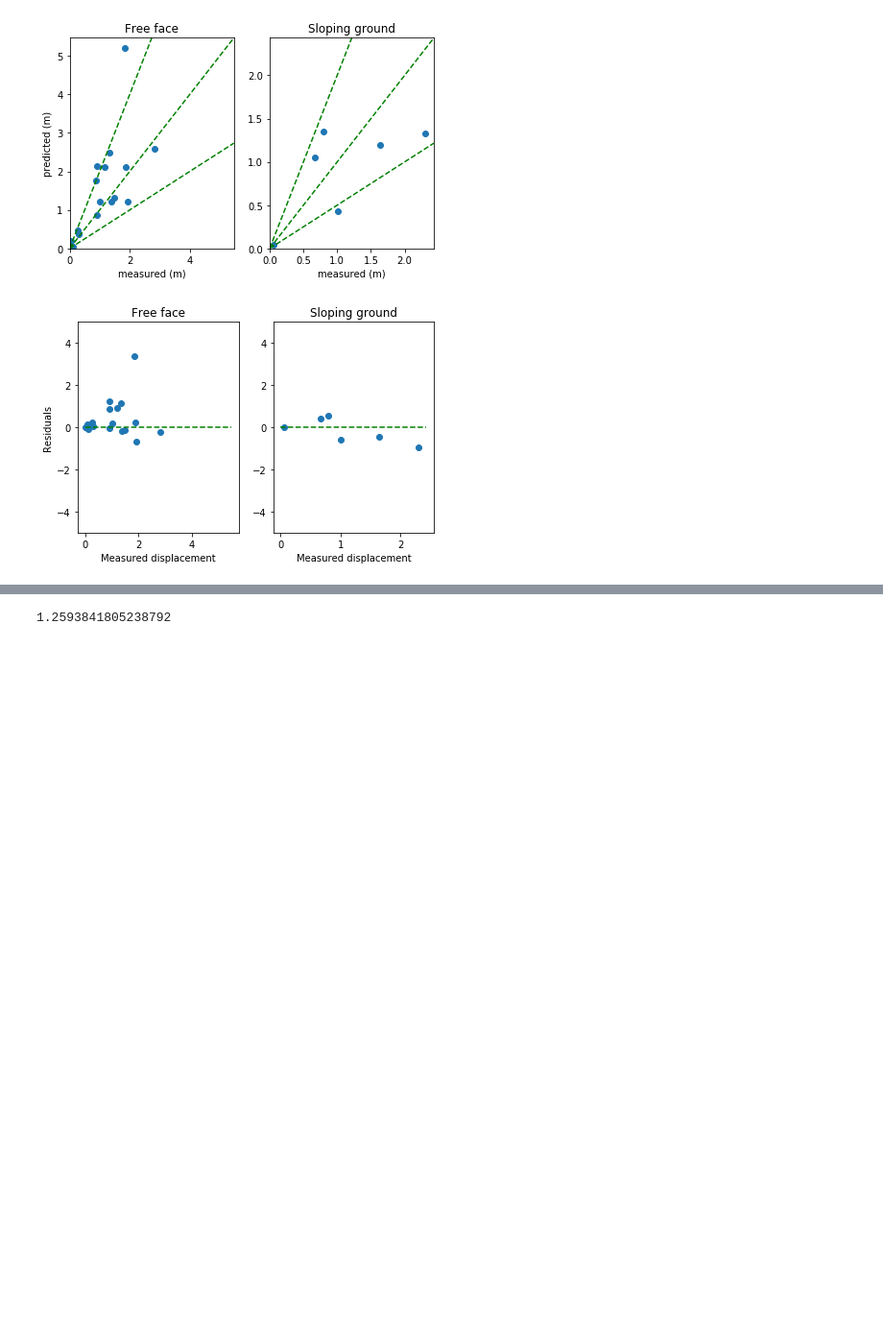
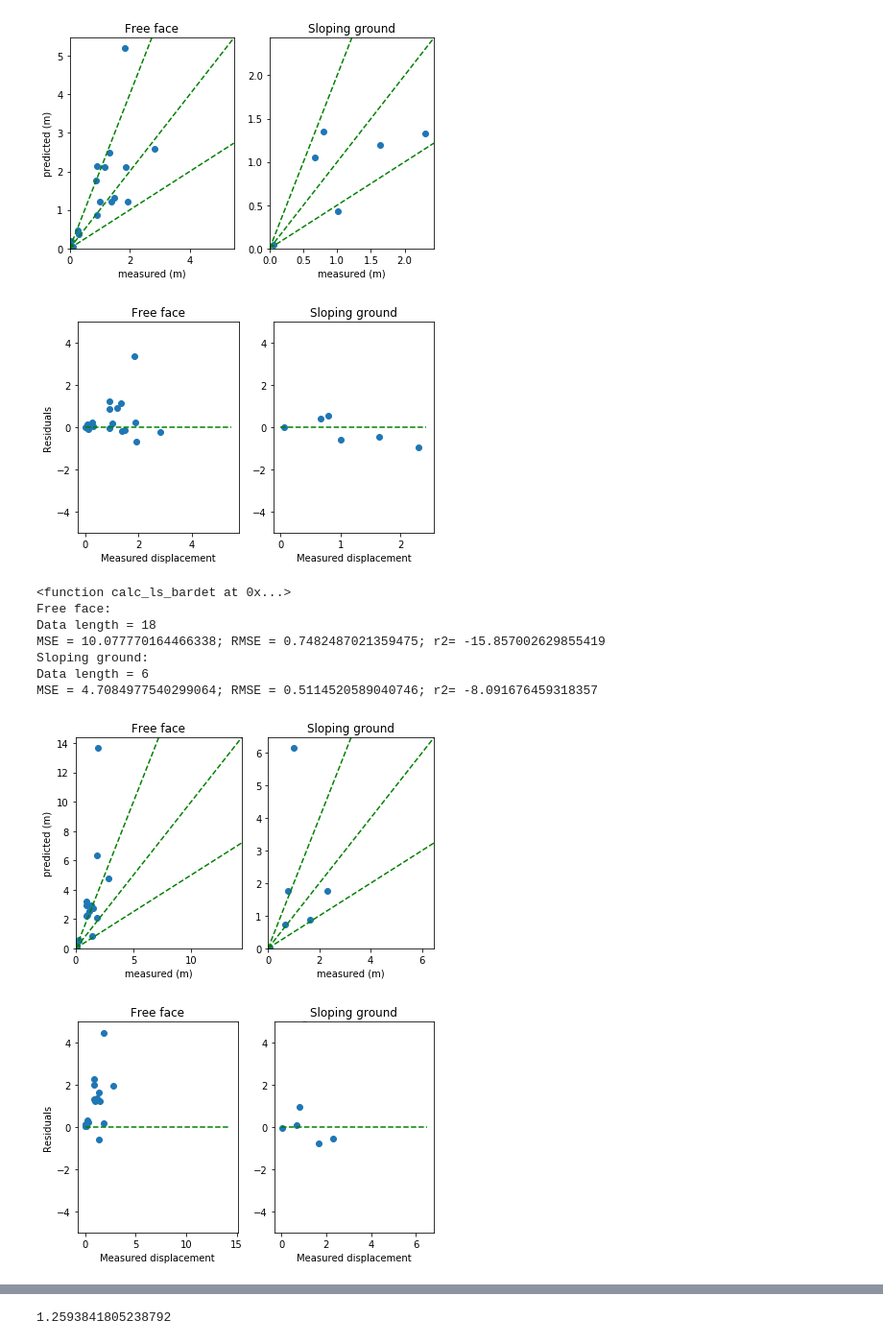
Before and after one commit to mhviraf/LiquPy, a Jupyter notebook: Examples/Predict_lateral_spread_from_a_database.ipynb, the cells around one changed output, grey strips where cells are left out. Shown at 96% size. Cells and saved outputs as stored; diff of their text form; code cells hidden in the pictures; blank space fills up the shorter version.

```diff
--- a/Examples/Predict_lateral_spread_from_a_database.ipynb
+++ b/Examples/Predict_lateral_spread_from_a_database.ipynb
@@ -31,3 +33,17 @@ Data length = 6
 MSE = 0.32489124402292746; RMSE = 0.13434847805922218; r2= 0.3726648647981614
 [figure]
 [figure]
+# %%
+# calculation lateral spread magnitudes using other models such as Bardet's model
+# on the dataset is as simple as changing the first argument
+verify_ls_model(calc_ls_bardet, data)
+# %% [output]
+<function calc_ls_bardet at 0x...>
+Free face:
+Data length = 18
+MSE = 10.077770164466338; RMSE = 0.7482487021359475; r2= -15.857002629855419
+Sloping ground:
+Data length = 6
+MSE = 4.7084977540299064; RMSE = 0.5114520589040746; r2= -8.091676459318357
+[figure, added]
+[figure, added]
```
Also changed, not shown: parts of 3 cells of this notebook, 2 other files.
